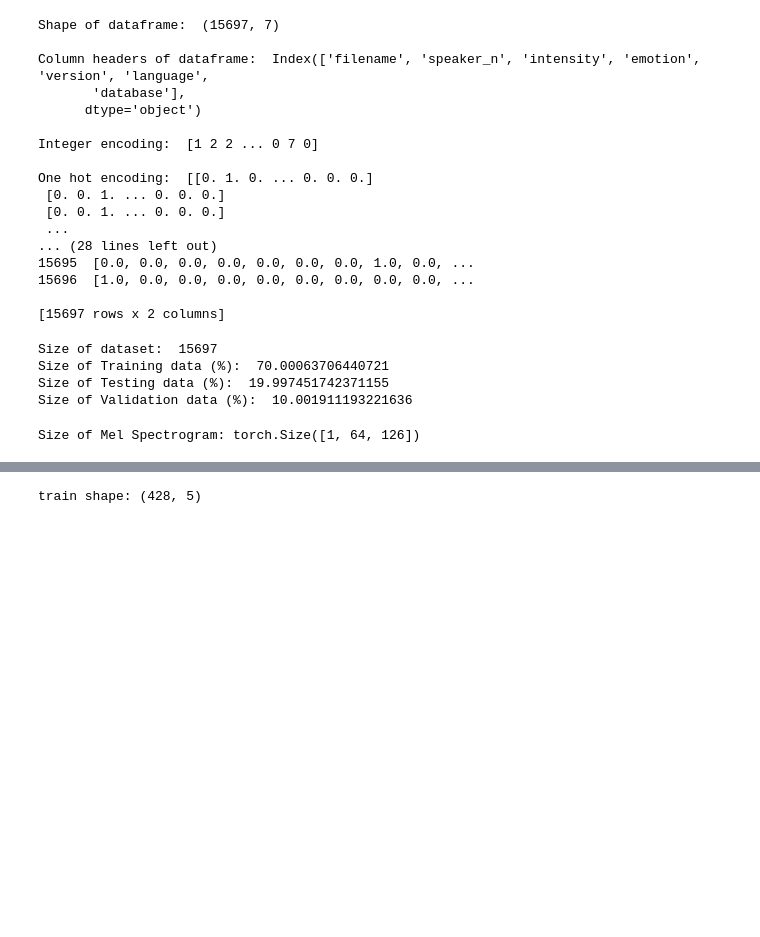
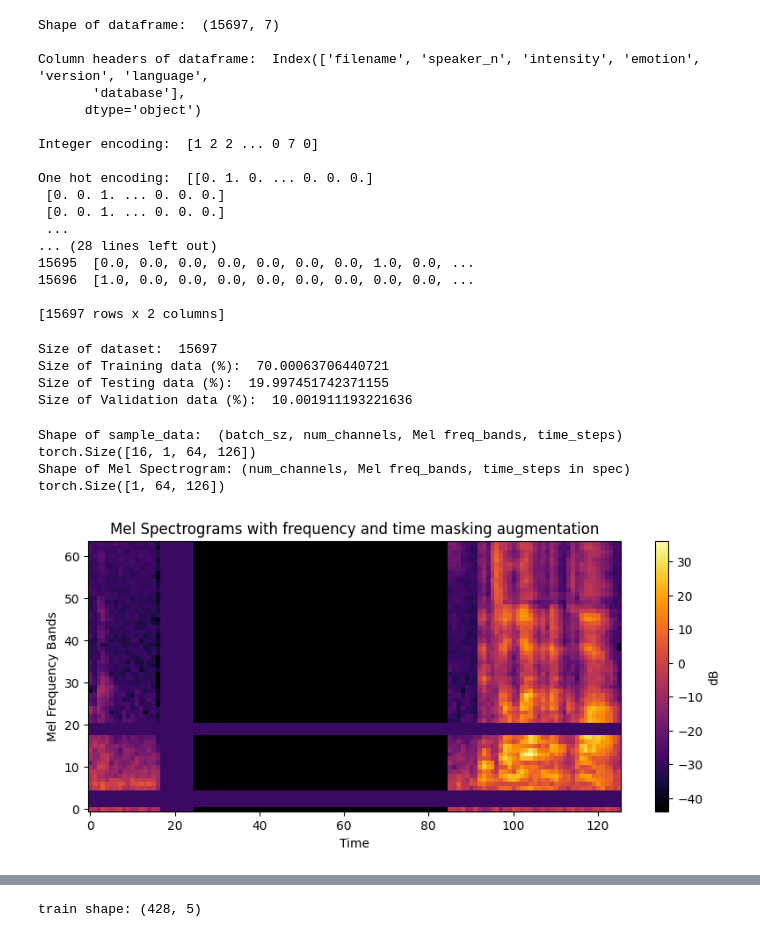
Before and after one commit to yunyunh123/EC523-SER, a Jupyter notebook: SER.ipynb, the cells around one changed output, grey strips where cells are left out. Saved outputs shown, nothing was run; the diff lists cells and outputs as text; code cells hidden in the pictures; blank space fills up the shorter version.

Commit message:
Built architecture for Mel-Spec, starting with 2D Conv

```diff
--- a/SER.ipynb
+++ b/SER.ipynb
@@ -373,14 +392,45 @@ Size of Validation data (%):  10.001911193221636
 # %%
 # Check size of mel spectrogram at the end:
 # e.g. (num_channels, Mel freq_bands, time_steps in spec) = (2, 64, 344)
 sample_data, _ = next(iter(train_loader))
-# print(sample_data)
+print("Shape of sample_data: ", "(batch_sz, num_channels, Mel freq_bands, time_steps)", sample_data.shape)
+# torch.Size([16, 1, 64, 126])
 
-# # Assuming sample_data is a tuple containing the Mel Spectrogram and emotion one-hot encoding
-mel_spectrogram = sample_data[0] # Assuming Mel Spectrogram is at index 0
-
+mel_spectrogram = sample_data[0]
 
 mel_shape = mel_spectrogram.shape
-print("Size of Mel Spectrogram:", mel_shape, "\n")
+print("Shape of Mel Spectrogram:", "(num_channels, Mel freq_bands, time_steps in spec)", mel_shape, "\n")
+# torch.Size([1, 64, 126])
+
+# Spectrogram for 1st channel
+mel_spectrogram = sample_data[0]
+
+mel_spectrogram = mel_spectrogram.squeeze()
+
+# Plot the Mel Spectrogram
+plt.figure(figsize=(10, 4))
+plt.imshow(mel_spectrogram.numpy(), cmap='inferno', origin='lower')
+
+n_freq_masks = 2
+n_time_masks = 2
+
+# Overlay frequency and time masking
+for _ in range(n_freq_masks):
+    freq_mask_range = torch.randint(1, mel_spectrogram.size(0)//2, (1,)).item()
+    freq_mask_start = torch.randint(0, mel_spectrogram.size(0) - freq_mask_range, (1,)).item()
+    mel_spectrogram[freq_mask_start:freq_mask_start+freq_mask_range, :] = mel_spectrogram.mean()
+
+for _ in range(n_time_masks):
+    time_mask_range = torch.randint(1, mel_spectrogram.size(1)//2, (1,)).item()
+    time_mask_start = torch.randint(0, mel_spectrogram.size(1) - time_mask_range, (1,)).item()
+    mel_spectrogram[:, time_mask_start:time_mask_start+time_mask_range] = mel_spectrogram.mean()
+
+plt.title('Mel Spectrograms with frequency and time masking augmentation')
+plt.xlabel('Time')
+plt.ylabel('Mel Frequency Bands')
+plt.colorbar(label='dB')
+plt.show()
 # %% [output]
-Size of Mel Spectrogram: torch.Size([1, 64, 126])
+Shape of sample_data:  (batch_sz, num_channels, Mel freq_bands, time_steps) torch.Size([16, 1, 64, 126])
+Shape of Mel Spectrogram: (num_channels, Mel freq_bands, time_steps in spec) torch.Size([1, 64, 126])
+[figure, added]
```
Also changed, not shown: parts of 16 cells of this notebook.
